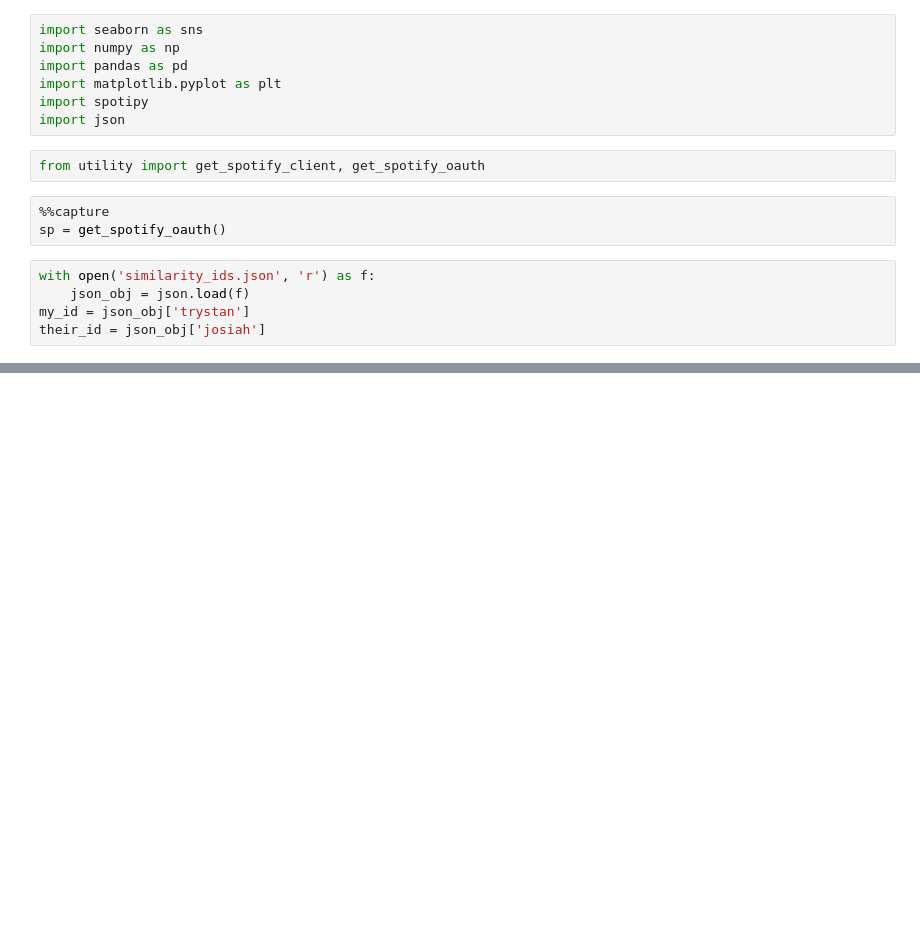
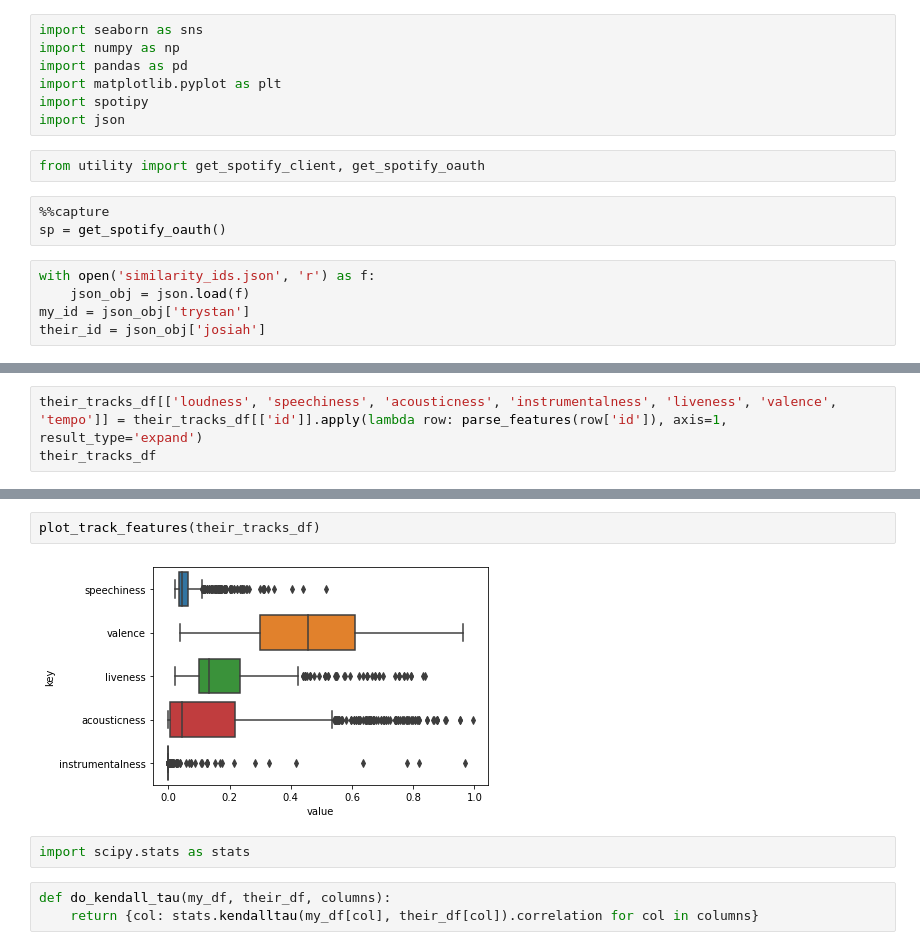
Before and after one commit to Duke02/Spotify-Listening-Analysis, a Jupyter notebook: SimilarityToAnotherPerson.ipynb, the cells around one changed output, grey strips where cells are left out. Saved outputs shown, nothing was run; the diff lists cells and outputs as text; blank space fills up the shorter version.

```diff
--- a/SimilarityToAnotherPerson.ipynb
+++ b/SimilarityToAnotherPerson.ipynb
@@ -102,0 +151,3 @@ their_recommendations_df
+# %%
+their_tracks_df[['loudness', 'speechiness', 'acousticness', 'instrumentalness', 'liveness', 'valence', 'tempo']] = their_tracks_df[['id']].apply(lambda row: parse_features(row['id']), axis=1, result_type='expand')
+their_tracks_df
@@ -102,0 +189,9 @@ their_recommendations_df
+# %%
+plot_track_features(their_tracks_df)
+# %% [output]
+[figure, added]
+# %%
+import scipy.stats as stats
+# %%
+def do_kendall_tau(my_df, their_df, columns):
+    return {col: stats.kendalltau(my_df[col], their_df[col]).correlation for col in columns}
```
Also changed, not shown: parts of 18 cells of this notebook.
